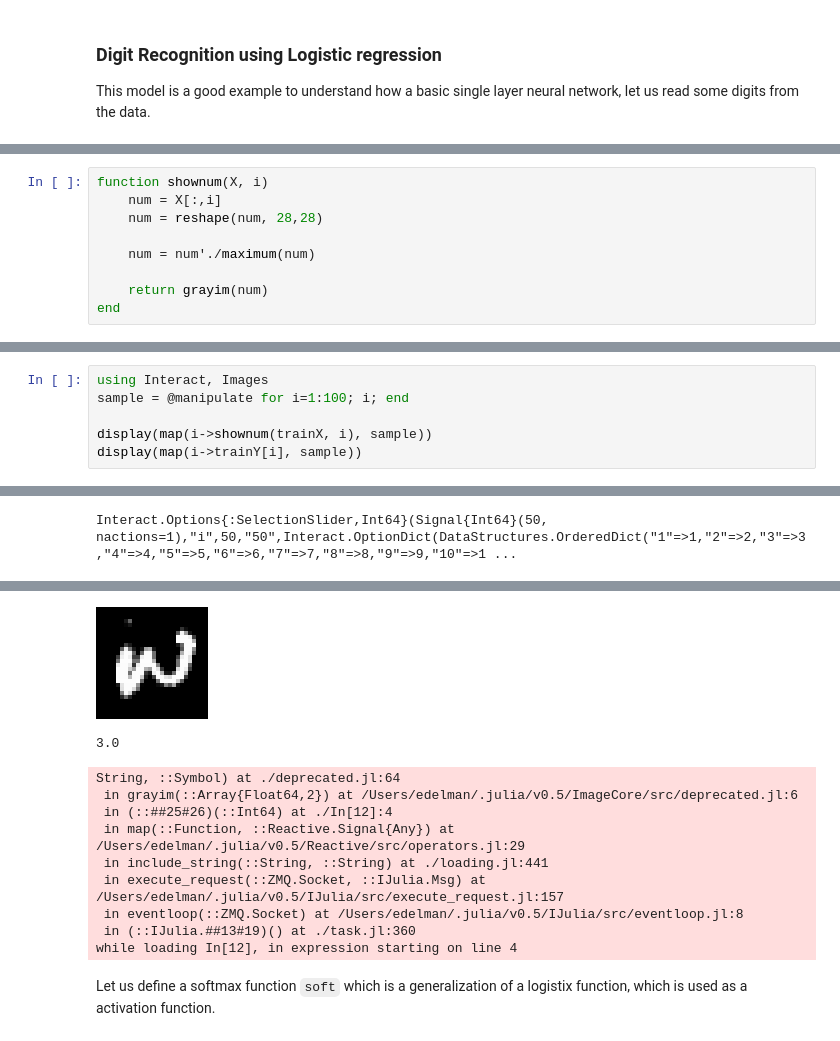
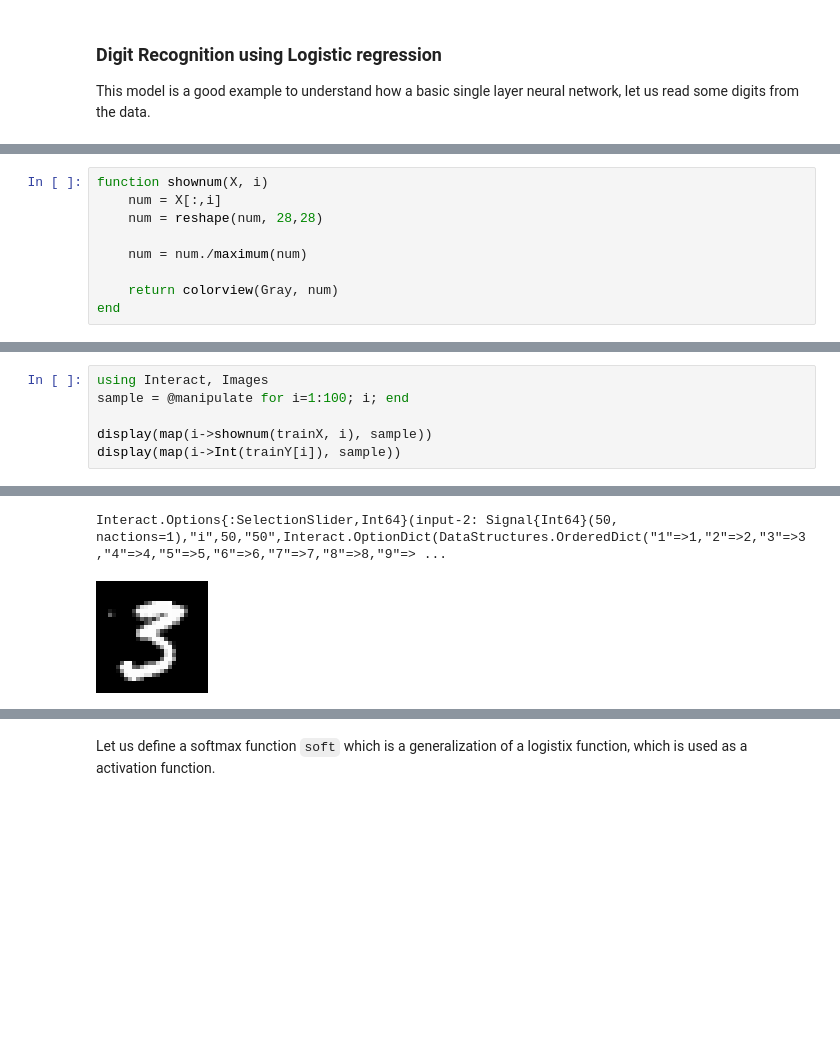
Before and after one commit to JuliaComputing/OReilly, a Jupyter notebook: DeepLearning/8. Deep Learning.ipynb, the cells around one changed output, grey strips where cells are left out. Drawn from its saved outputs; the diff is of its cells as text; blank space fills up the shorter version.

```diff
--- a/DeepLearning/8. Deep Learning.ipynb
+++ b/DeepLearning/8. Deep Learning.ipynb
@@ -207,8 +202,8 @@ function shownum(X, i)
     num = X[:,i]
     num = reshape(num, 28,28)
 
-    num = num'./maximum(num)
+    num = num./maximum(num)
 
-    return grayim(num)
+    return colorview(Gray, num)
 end
 # %% [output]
@@ -218,5 +214,5 @@ using Interact, Images
 sample = @manipulate for i=1:100; i; end
 
 display(map(i->shownum(trainX, i), sample))
-display(map(i->trainY[i], sample))
+display(map(i->Int(trainY[i]), sample))
 # %% [output]
@@ -224 +219,2 @@ display(map(i->trainY[i], sample))
-Interact.Options{:SelectionSlider,Int64}(Signal{Int64}(50, nactions=1),"i",50,"50",Interact.OptionDict(DataStructures.OrderedDict("1"=>1,"2"=>2,"3"=>3,"4"=>4,"5"=>5,"6"=>6,"7"=>7,"8"=>8,"9"=>9,"10"=>1 ...
+Interact.Options{:SelectionSlider,Int64}(input-2: Signal{Int64}(50, nactions=1),"i",50,"50",Interact.OptionDict(DataStructures.OrderedDict("1"=>1,"2"=>2,"3"=>3,"4"=>4,"5"=>5,"6"=>6,"7"=>7,"8"=>8,"9"=> ...
+[figure, new version]
@@ -227,14 +222,3 @@ WARNING: grayim is deprecated, please use colorview(Gray, A), possibly in conjun
-[figure, old version]
-3.0
-String, ::Symbol) at ./deprecated.jl:64
- in grayim(::Array{Float64,2}) at /Users/edelman/.julia/v0.5/ImageCore/src/deprecated.jl:6
- in (::##25#26)(::Int64) at ./In[12]:4
- in map(::Function, ::Reactive.Signal{Any}) at /Users/edelman/.julia/v0.5/Reactive/src/operators.jl:29
- in include_string(::String, ::String) at ./loading.jl:441
- in execute_request(::ZMQ.Socket, ::IJulia.Msg) at /Users/edelman/.julia/v0.5/IJulia/src/execute_request.jl:157
- in eventloop(::ZMQ.Socket) at /Users/edelman/.julia/v0.5/IJulia/src/eventloop.jl:8
- in (::IJulia.##13#19)() at ./task.jl:360
-while loading In[12], in expression starting on line 4
 # %% [markdown]
 Let us define a softmax function `soft` which is a generalization of a logistix function, which is used as a activation function.
 # %%
```
Also changed, not shown: parts of 33 cells of this notebook.
